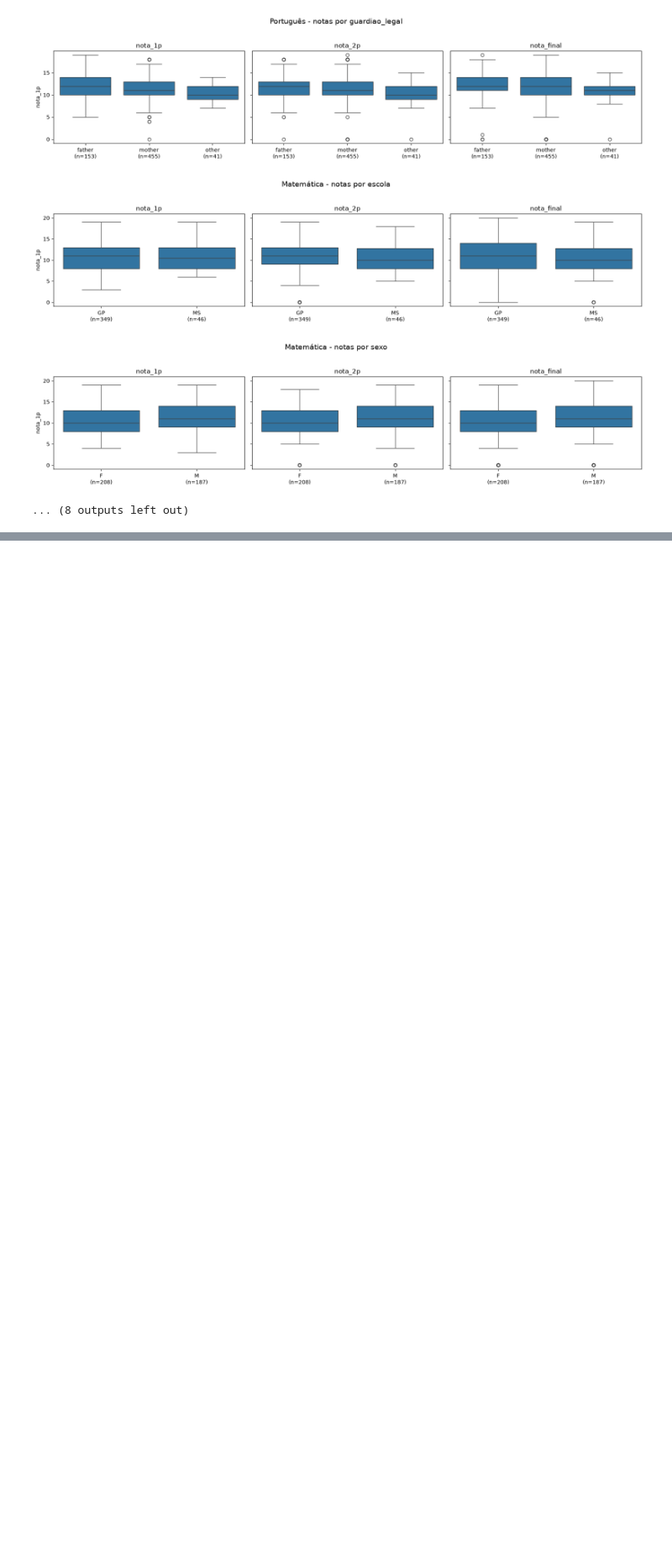
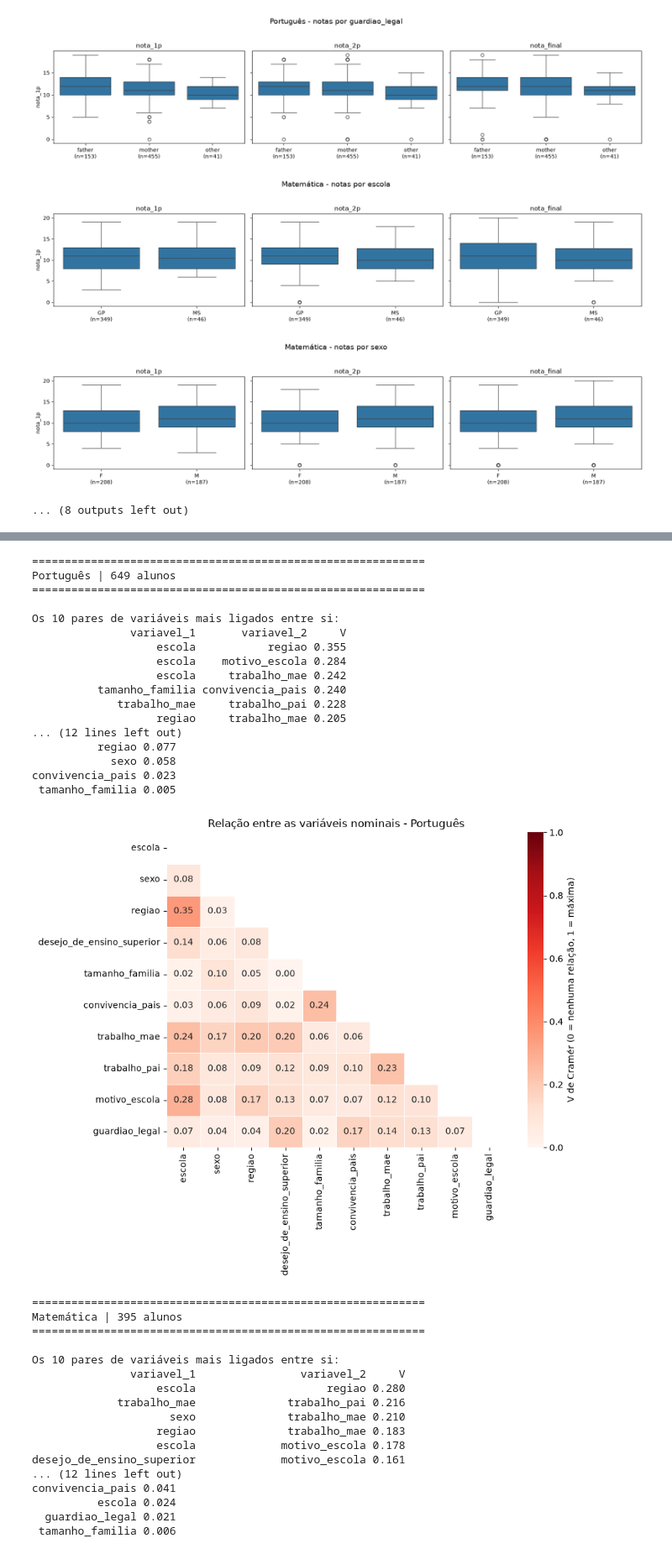
Before and after one commit to julialm-s/EDADatasetStudentAlcoholConsumption, a Jupyter notebook: grades_per_quartil.ipynb, the cells around one changed output, grey strips where cells are left out. Shown at 84% size. Cells and saved outputs as stored; diff of their text form; code cells hidden in the pictures; blank space fills up the shorter version.

Commit message:
heatmap

```diff
--- a/grades_per_quartil.ipynb
+++ b/grades_per_quartil.ipynb
@@ -360,0 +437,42 @@ desejo_de_ensino_superior 0.250         no  15.7   2.1    13.6      0.0160   sim
+# %%
+nominais = ["escola", "sexo", "regiao", "desejo_de_ensino_superior", "tamanho_familia",
+            "convivencia_pais", "trabalho_mae", "trabalho_pai", "motivo_escola", "guardiao_legal"]
+
+mapa_associacoes(df_port, nominais, titulo="Português", foco="desejo_de_ensino_superior")
+mapa_associacoes(df_mat, nominais, titulo="Matemática", foco="desejo_de_ensino_superior")
+# %% [output]
+============================================================
+Português | 649 alunos
+============================================================
+
+Os 10 pares de variáveis mais ligados entre si:
+               variavel_1       variavel_2     V
+                   escola           regiao 0.355
+                   escola    motivo_escola 0.284
+                   escola     trabalho_mae 0.242
+          tamanho_familia convivencia_pais 0.240
+             trabalho_mae     trabalho_pai 0.228
+                   regiao     trabalho_mae 0.205
+... (12 lines left out)
+          regiao 0.077
+            sexo 0.058
+convivencia_pais 0.023
+ tamanho_familia 0.005
+[figure, added]
+============================================================
+Matemática | 395 alunos
+============================================================
+
+Os 10 pares de variáveis mais ligados entre si:
+               variavel_1                variavel_2     V
+                   escola                    regiao 0.280
+             trabalho_mae              trabalho_pai 0.216
+                     sexo              trabalho_mae 0.210
+                   regiao              trabalho_mae 0.183
+                   escola             motivo_escola 0.178
+desejo_de_ensino_superior             motivo_escola 0.161
+... (12 lines left out)
+convivencia_pais 0.041
+          escola 0.024
+  guardiao_legal 0.021
+ tamanho_familia 0.006
```
Also changed, not shown: parts of 13 cells of this notebook, 3 other files.
